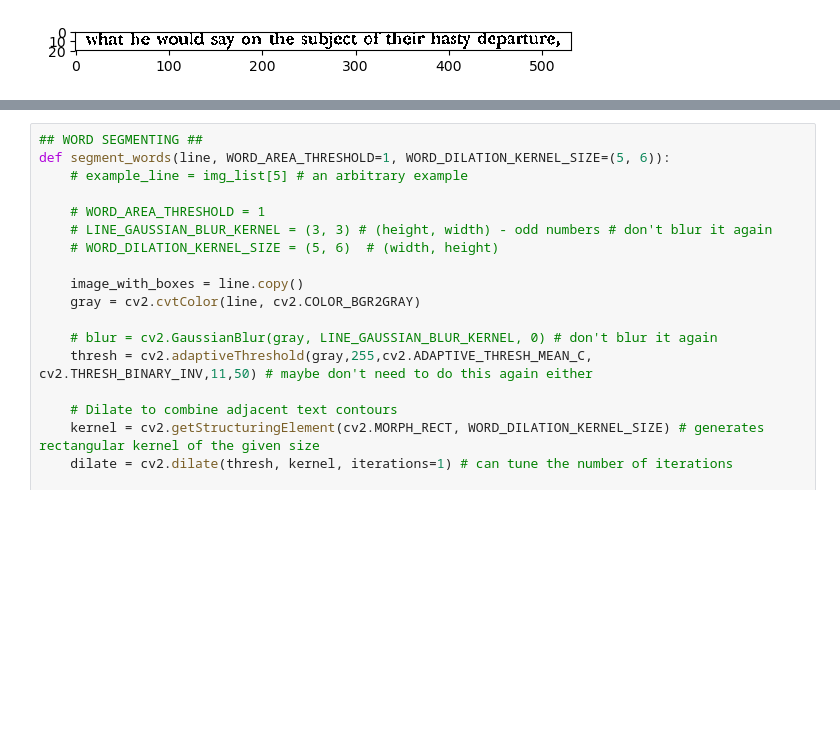
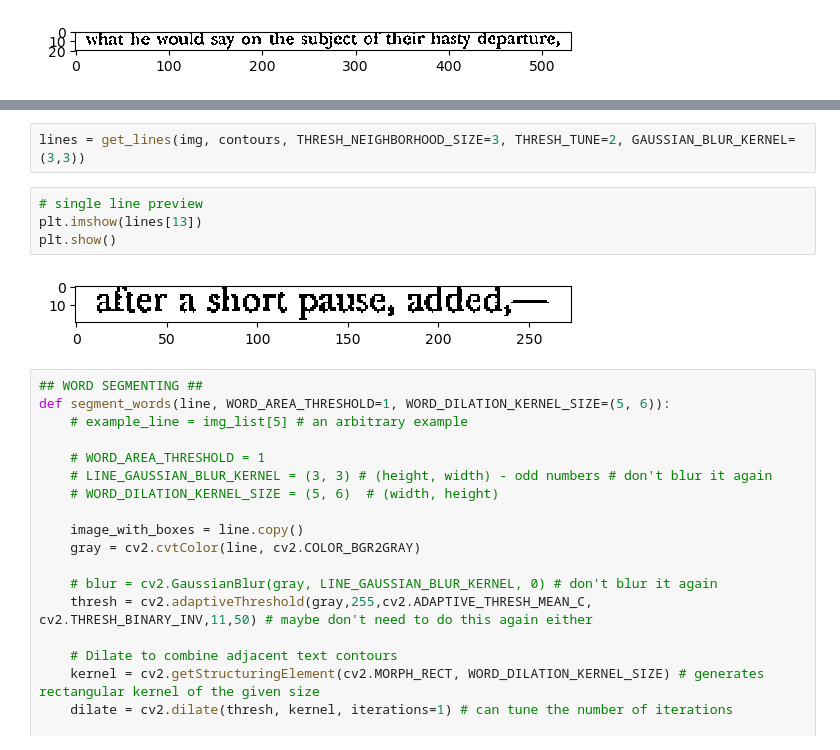
Before and after one commit to jeyeh/COS429-Final-Project, a Jupyter notebook: testing_stuff.ipynb, the cells around one changed output, grey strips where cells are left out. Cells and saved outputs as stored; diff of their text form; blank space fills up the shorter version.

```diff
--- a/testing_stuff.ipynb
+++ b/testing_stuff.ipynb
@@ -141,3 +184,11 @@ plt.show()
+# %%
+lines = get_lines(img, contours, THRESH_NEIGHBORHOOD_SIZE=3, THRESH_TUNE=2, GAUSSIAN_BLUR_KERNEL=(3,3))
+# %%
+# single line preview
+plt.imshow(lines[13])
+plt.show()
+# %% [output]
+[figure, added]
 # %%
 ## WORD SEGMENTING ##
 def segment_words(line, WORD_AREA_THRESHOLD=1, WORD_DILATION_KERNEL_SIZE=(5, 6)):
```
Also changed, not shown: parts of 1 cell of this notebook.
